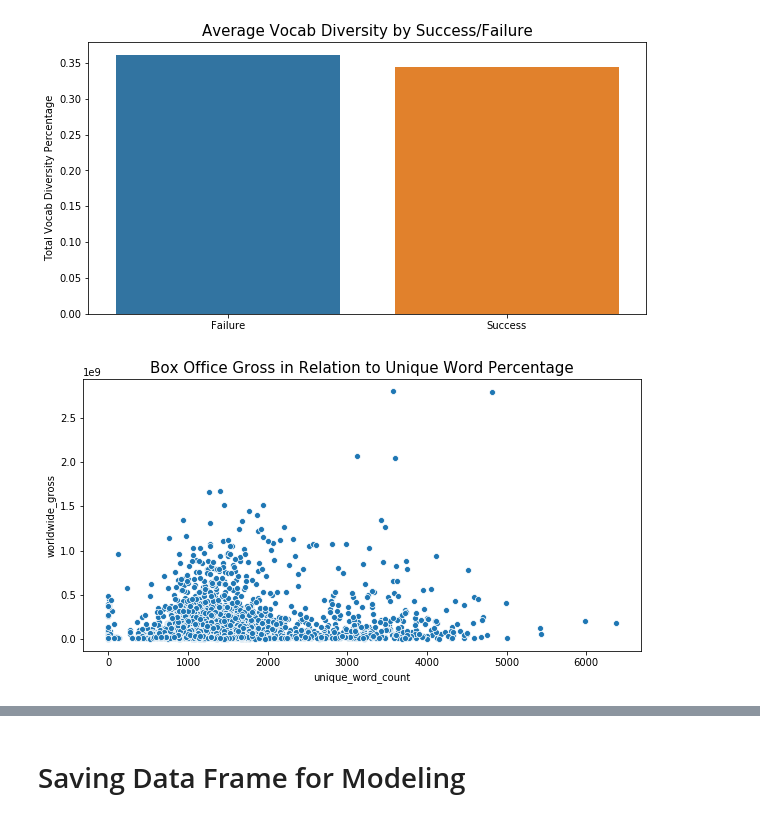
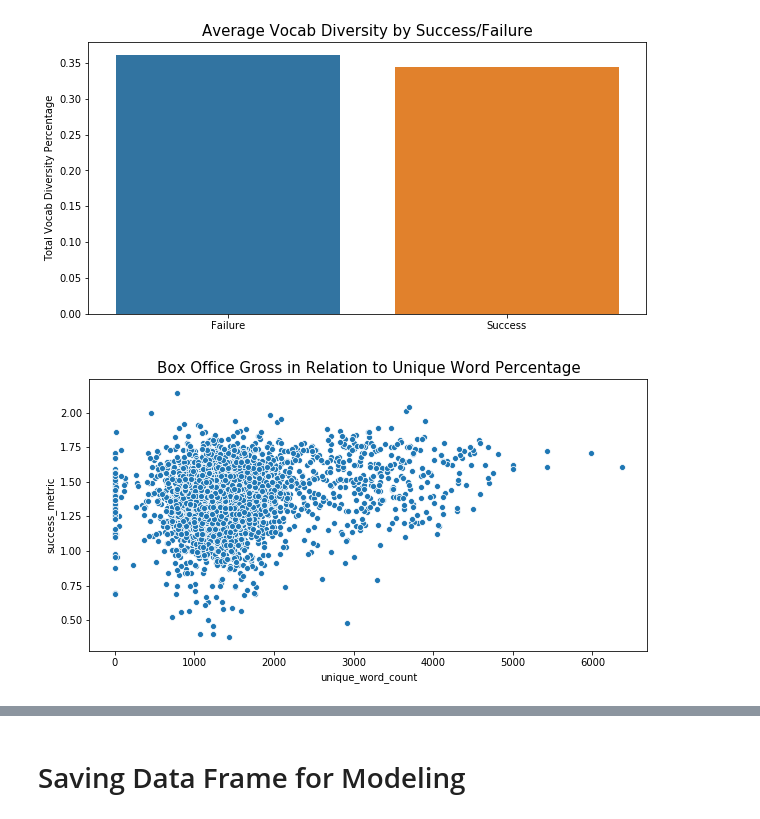
Before and after one commit to will4865/FlatironCapstoneProject, a Jupyter notebook: 4_eda_and_cleaning.ipynb, the cells around one changed output, grey strips where cells are left out. Drawn from its saved outputs; the diff is of its cells as text; code cells hidden in the pictures.

```diff
--- a/4_eda_and_cleaning.ipynb
+++ b/4_eda_and_cleaning.ipynb
@@ -1371,8 +1405,8 @@ plt.show()
 [figure]
 # %%
 plt.figure(figsize = (10,5))
-sns.scatterplot(data = df, x = 'unique_word_count', y = 'worldwide_gross')
+sns.scatterplot(data = df, x = 'unique_word_count', y = 'success_metric')
 plt.title('Box Office Gross in Relation to Unique Word Percentage', size = 15)
 plt.show()
 # %% [output]
-[figure, old version]
+[figure, new version]
```
Also changed, not shown: parts of 5 cells of this notebook.
